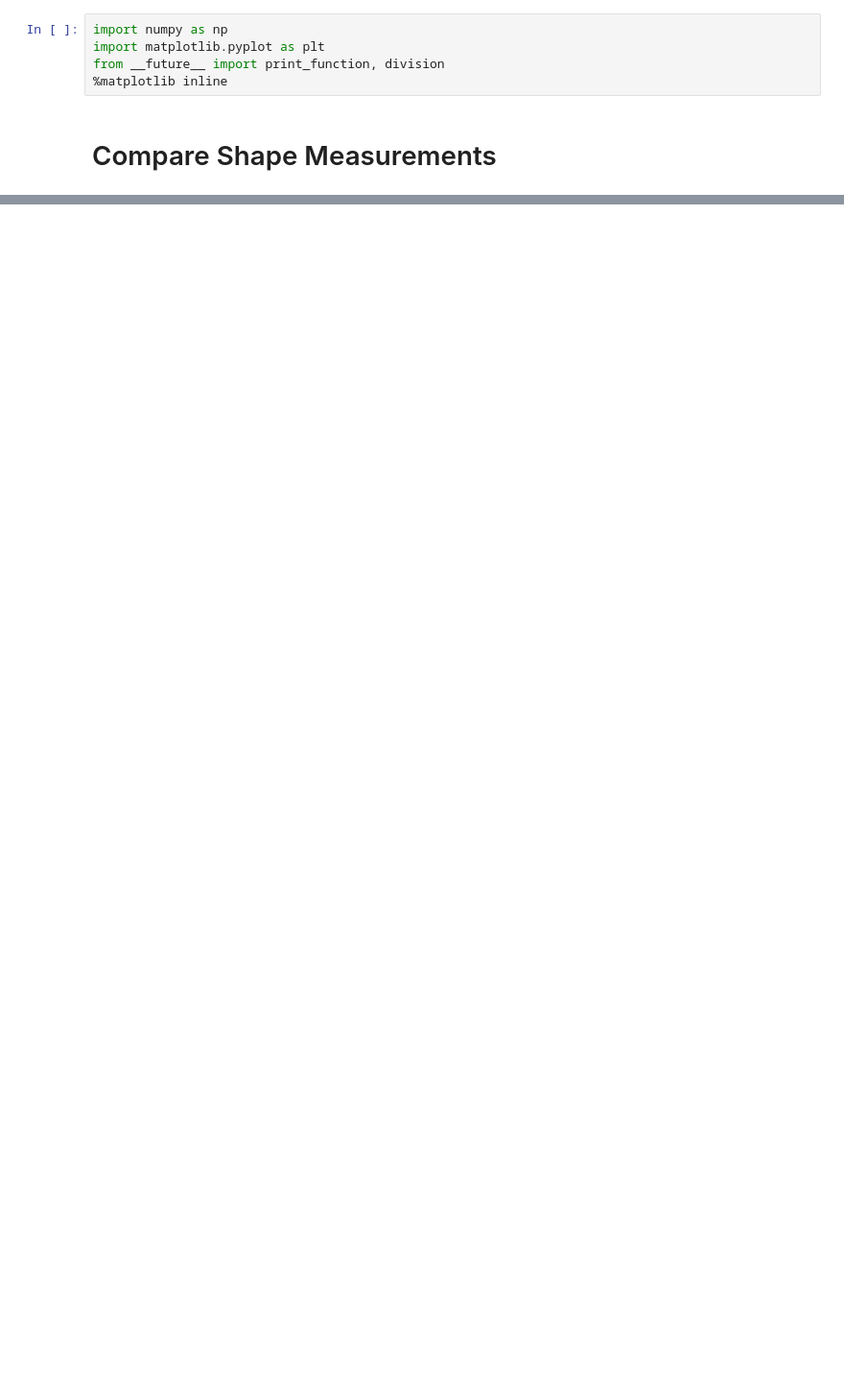
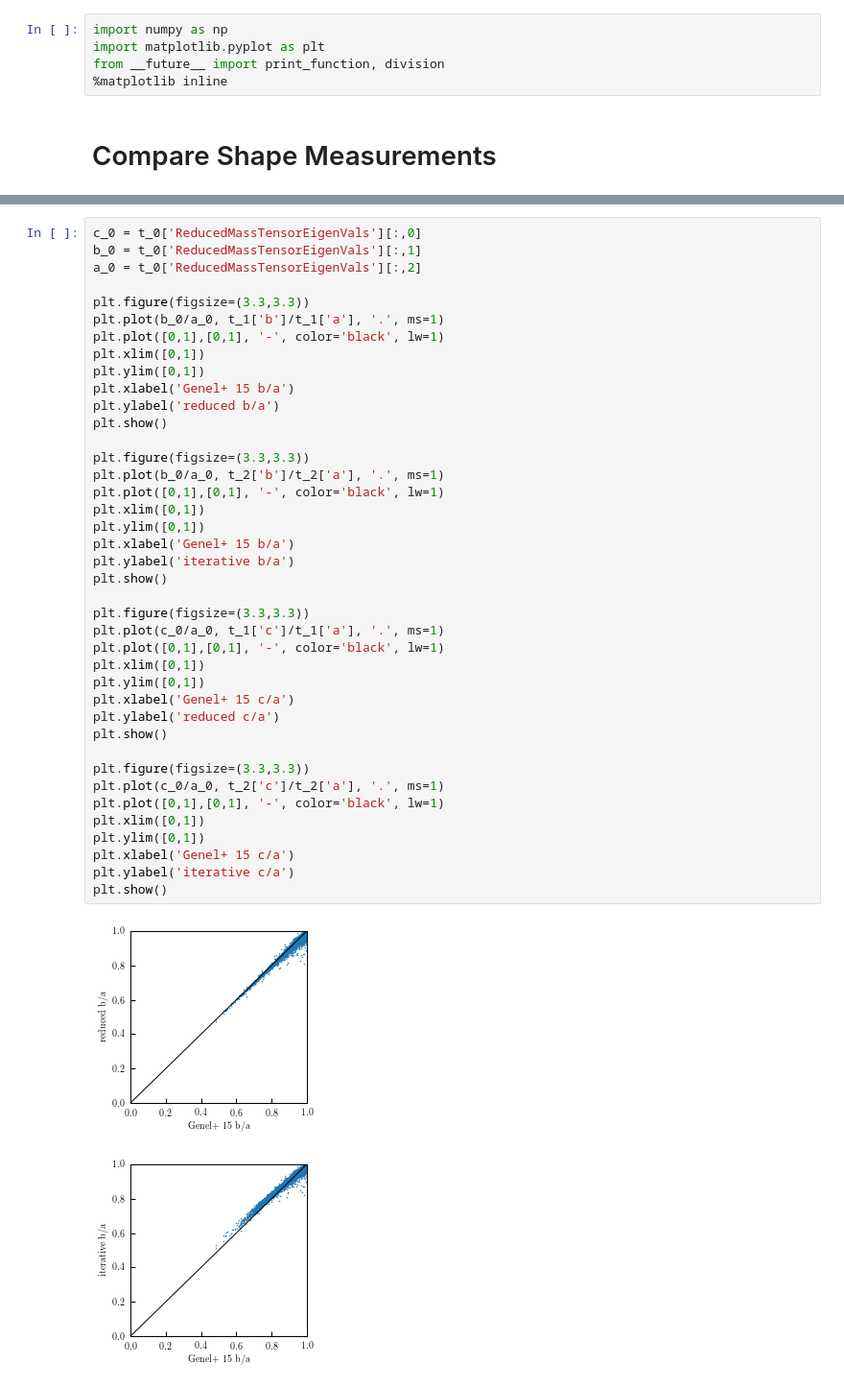
Before and after one commit to duncandc/Illustris_Shapes, a Jupyter notebook: notebooks/Compare_Shape_Measurements.ipynb, the cells around one changed output, grey strips where cells are left out. Shown at 96% size. Drawn from its saved outputs; the diff is of its cells as text; blank space fills up the shorter version.

```diff
--- a/notebooks/Compare_Shape_Measurements.ipynb
+++ b/notebooks/Compare_Shape_Measurements.ipynb
@@ -47,0 +48,43 @@ plt.show()
+# %%
+c_0 = t_0['ReducedMassTensorEigenVals'][:,0]
+b_0 = t_0['ReducedMassTensorEigenVals'][:,1]
+a_0 = t_0['ReducedMassTensorEigenVals'][:,2]
+
+plt.figure(figsize=(3.3,3.3))
+plt.plot(b_0/a_0, t_1['b']/t_1['a'], '.', ms=1)
+plt.plot([0,1],[0,1], '-', color='black', lw=1)
+plt.xlim([0,1])
+plt.ylim([0,1])
+plt.xlabel('Genel+ 15 b/a')
+plt.ylabel('reduced b/a')
+plt.show()
+
+plt.figure(figsize=(3.3,3.3))
+plt.plot(b_0/a_0, t_2['b']/t_2['a'], '.', ms=1)
+plt.plot([0,1],[0,1], '-', color='black', lw=1)
+plt.xlim([0,1])
+plt.ylim([0,1])
+plt.xlabel('Genel+ 15 b/a')
+plt.ylabel('iterative b/a')
+plt.show()
+
+plt.figure(figsize=(3.3,3.3))
+plt.plot(c_0/a_0, t_1['c']/t_1['a'], '.', ms=1)
+plt.plot([0,1],[0,1], '-', color='black', lw=1)
+plt.xlim([0,1])
+plt.ylim([0,1])
+plt.xlabel('Genel+ 15 c/a')
+plt.ylabel('reduced c/a')
+plt.show()
+
+plt.figure(figsize=(3.3,3.3))
+plt.plot(c_0/a_0, t_2['c']/t_2['a'], '.', ms=1)
+plt.plot([0,1],[0,1], '-', color='black', lw=1)
+plt.xlim([0,1])
+plt.ylim([0,1])
+plt.xlabel('Genel+ 15 c/a')
+plt.ylabel('iterative c/a')
+plt.show()
+# %% [output]
+[figure, added]
+[figure, added]
```
Also changed, not shown: parts of 9 cells of this notebook.
